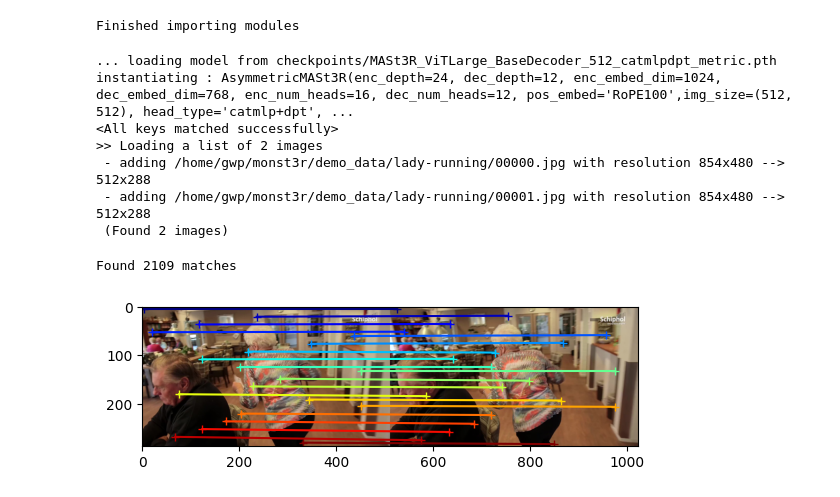
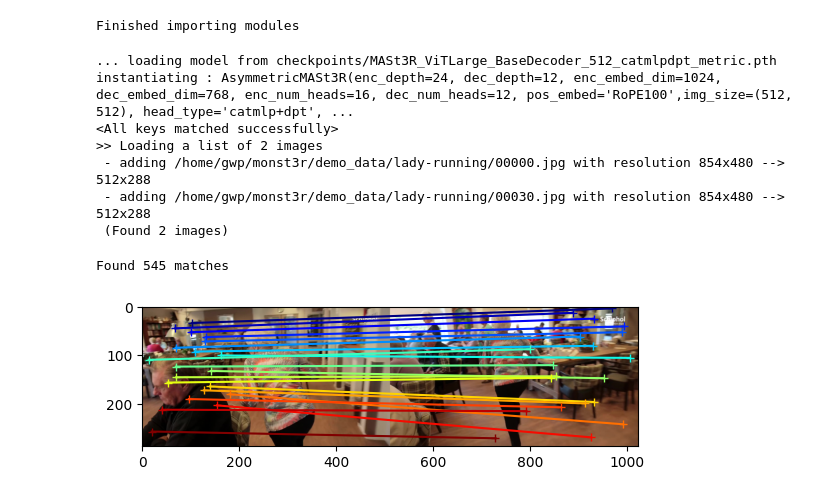
Before and after one commit to KwanWaiPang/MASt3R_comment, a Jupyter notebook: matching.ipynb, the cells around one changed output. Saved outputs shown, nothing was run; the diff lists cells and outputs as text; code cells hidden in the pictures.

```diff
--- a/matching.ipynb
+++ b/matching.ipynb
@@ -22,7 +22,7 @@ model_name = "checkpoints/MASt3R_ViTLarge_BaseDecoder_512_catmlpdpt_metric.pth"
 model = AsymmetricMASt3R.from_pretrained(model_name).to(device)
 
 # 读入图片
-images = load_images(['/home/gwp/monst3r/demo_data/lady-running/00000.jpg', '/home/gwp/monst3r/demo_data/lady-running/00001.jpg'], size=512)
+images = load_images(['/home/gwp/monst3r/demo_data/lady-running/00000.jpg', '/home/gwp/monst3r/demo_data/lady-running/00030.jpg'], size=512)
 output = inference([tuple(images)], model, device, batch_size=1, verbose=False)
 
 # at this stage, you have the raw dust3r predictions
@@ -52,7 +52,7 @@ instantiating : AsymmetricMASt3R(enc_depth=24, dec_depth=12, enc_embed_dim=1024,
 <All keys matched successfully>
 >> Loading a list of 2 images
  - adding /home/gwp/monst3r/demo_data/lady-running/00000.jpg with resolution 854x480 --> 512x288
- - adding /home/gwp/monst3r/demo_data/lady-running/00001.jpg with resolution 854x480 --> 512x288
+ - adding /home/gwp/monst3r/demo_data/lady-running/00030.jpg with resolution 854x480 --> 512x288
  (Found 2 images)
 # %%
 # visualize a few matches
@@ -61,34 +61,34 @@ import torch
 import torchvision.transforms.functional
 from matplotlib import pyplot as pl
 
-n_viz = 120
+n_viz = 20
 num_matches = matches_im0.shape[0]
 print(f"Found {num_matches} matches")
 match_idx_to_viz = np.round(np.linspace(0, num_matches - 1, n_viz)).astype(int)
 viz_matches_im0, viz_matches_im1 = matches_im0[match_idx_to_viz], matches_im1[match_idx_to_viz]
 
 image_mean = torch.as_tensor([0.5, 0.5, 0.5], device='cpu').reshape(1, 3, 1, 1)
 image_std = torch.as_tensor([0.5, 0.5, 0.5], device='cpu').reshape(1, 3, 1, 1)
 
 viz_imgs = []
 for i, view in enumerate([view1, view2]):
     rgb_tensor = view['img'] * image_std + image_mean
     viz_imgs.append(rgb_tensor.squeeze(0).permute(1, 2, 0).cpu().numpy())
 
 # 在 Jupyter 中确保绘图可以显示
 %matplotlib inline
 
 H0, W0, H1, W1 = *viz_imgs[0].shape[:2], *viz_imgs[1].shape[:2]
 img0 = np.pad(viz_imgs[0], ((0, max(H1 - H0, 0)), (0, 0), (0, 0)), 'constant', constant_values=0)
 img1 = np.pad(viz_imgs[1], ((0, max(H0 - H1, 0)), (0, 0), (0, 0)), 'constant', constant_values=0)
 img = np.concatenate((img0, img1), axis=1)
 pl.figure()
 pl.imshow(img)
 cmap = pl.get_cmap('jet')
 for i in range(n_viz):
     (x0, y0), (x1, y1) = viz_matches_im0[i].T, viz_matches_im1[i].T
     pl.plot([x0, x1 + W0], [y0, y1], '-+', color=cmap(i / (n_viz - 1)), scalex=False, scaley=False)
 pl.show(block=True)
 # %% [output]
-Found 2109 matches
+Found 545 matches
-[figure, old version]
+[figure, new version]
```
Also changed, not shown: 2 other files.
